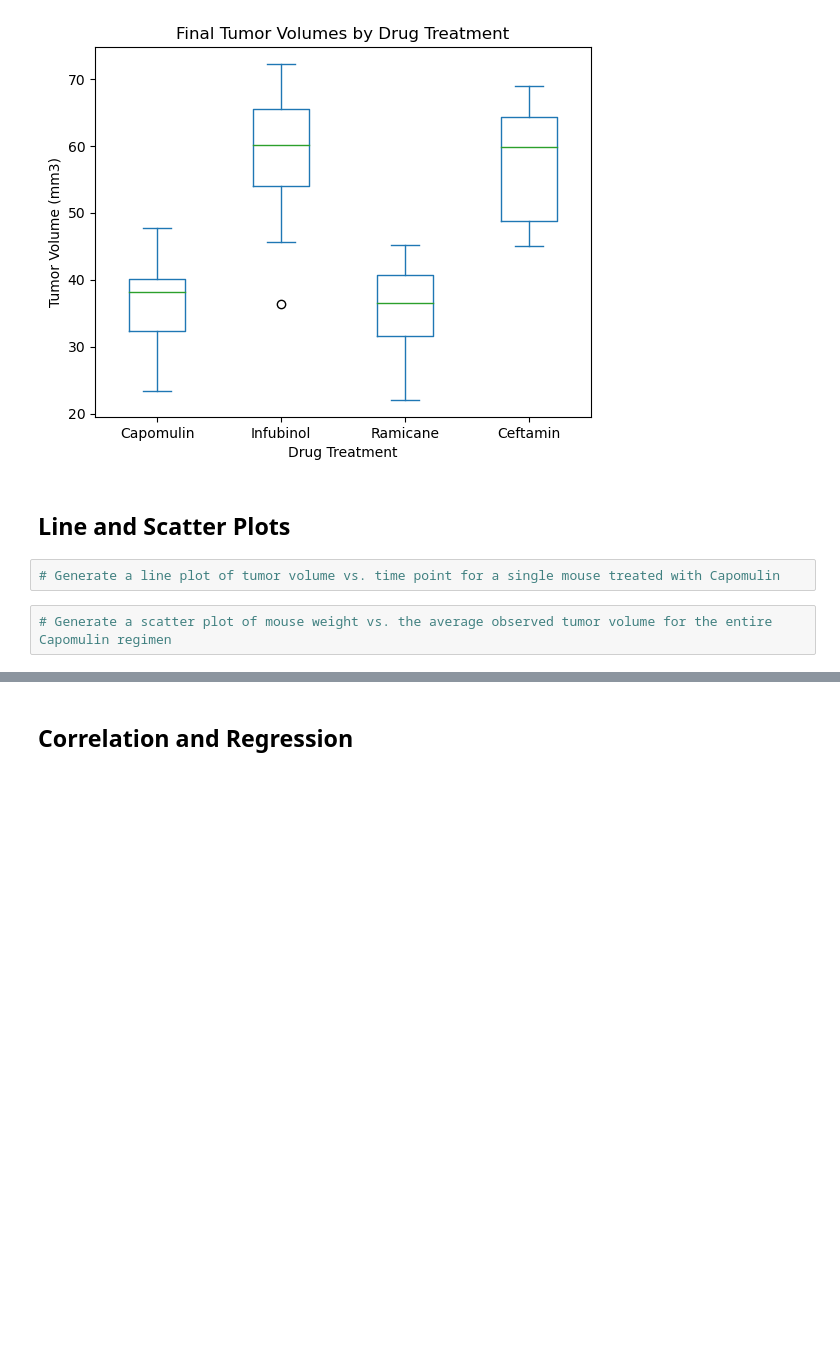
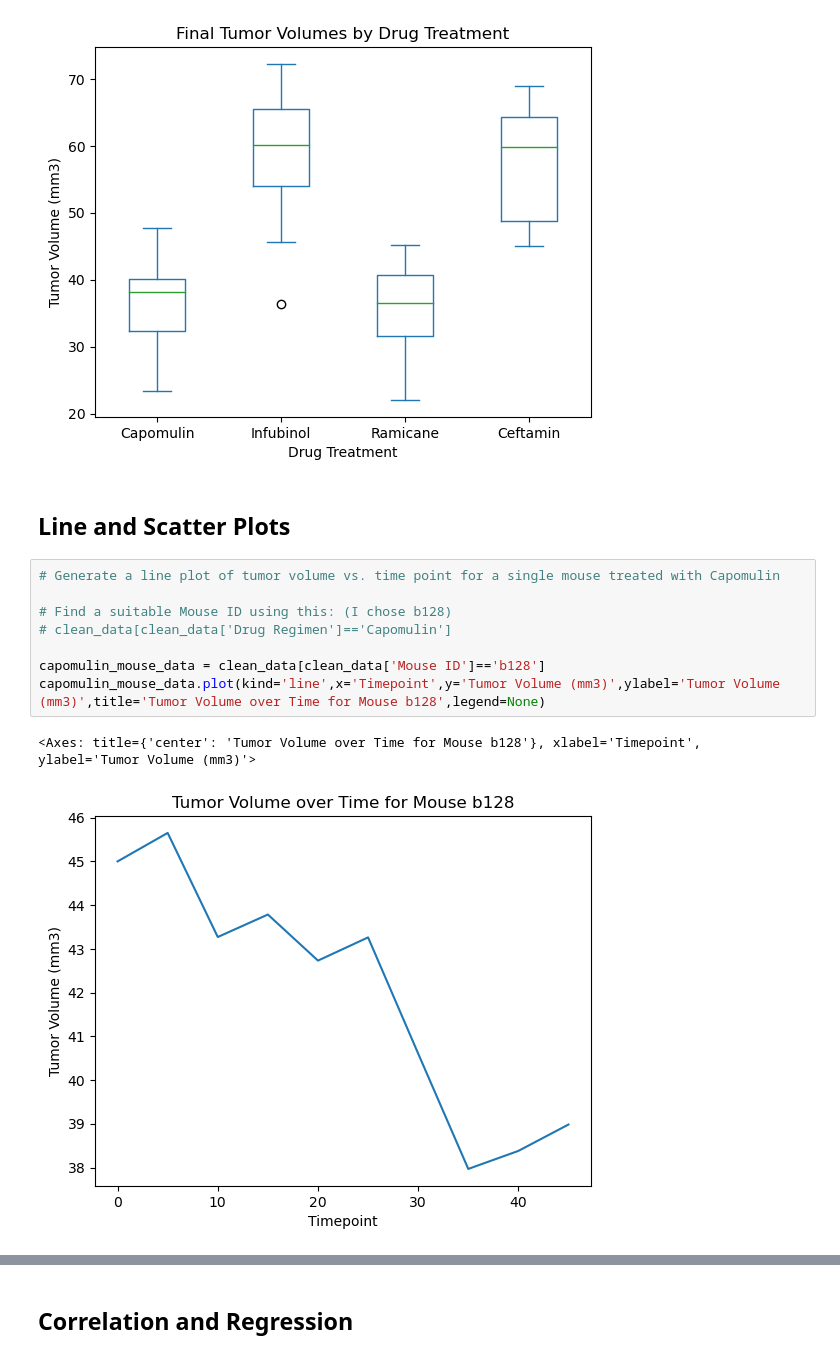
Before and after one commit to jonahkopp/visualization-challenge, a Jupyter notebook: pymaceuticals_starter.ipynb, the cells around one changed output, grey strips where cells are left out. Drawn from its saved outputs; the diff is of its cells as text; blank space fills up the shorter version.

Commit message:
completed line and scatter plots

```diff
--- a/pymaceuticals_starter.ipynb
+++ b/pymaceuticals_starter.ipynb
@@ -259,7 +259,14 @@ tumor_vol_dataframe.plot(kind='box',title='Final Tumor Volumes by Drug Treatment
 [figure]
 # %% [markdown]
 ## Line and Scatter Plots
-# %%
-# Generate a line plot of tumor volume vs. time point for a single mouse treated with Capomulin
-# %%
-# Generate a scatter plot of mouse weight vs. the average observed tumor volume for the entire Capomulin regimen
+# %%
+# Generate a line plot of tumor volume vs. time point for a single mouse treated with Capomulin
+
+# Find a suitable Mouse ID using this: (I chose b128)
+# clean_data[clean_data['Drug Regimen']=='Capomulin']
+
+capomulin_mouse_data = clean_data[clean_data['Mouse ID']=='b128']
+capomulin_mouse_data.plot(kind='line',x='Timepoint',y='Tumor Volume (mm3)',ylabel='Tumor Volume (mm3)',title='Tumor Volume over Time for Mouse b128',legend=None)
+# %% [output]
+<Axes: title={'center': 'Tumor Volume over Time for Mouse b128'}, xlabel='Timepoint', ylabel='Tumor Volume (mm3)'>
+[figure, added]
```
Also changed, not shown: parts of 1 cell of this notebook.
